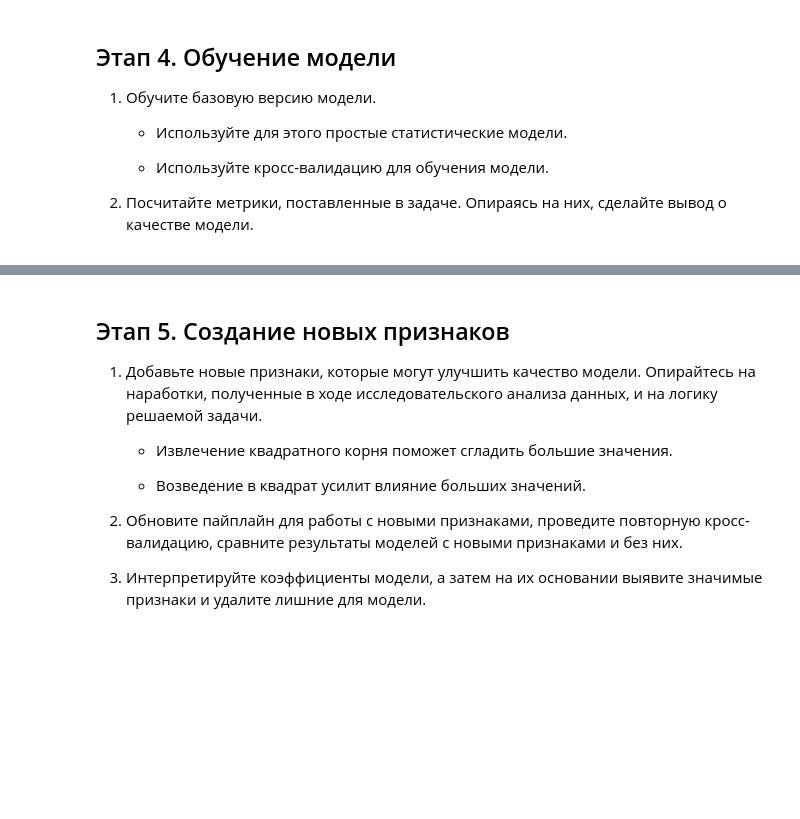
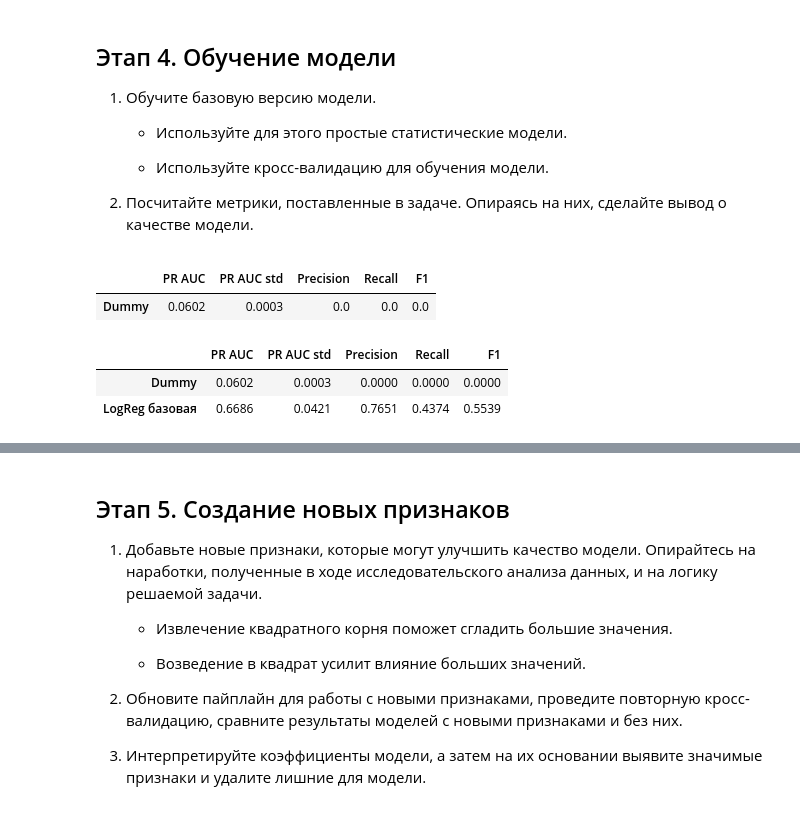
Before and after one commit to dontroublo/delivery-coffee, a Jupyter notebook: coffee_churn.ipynb, the cells around one changed output, grey strips where cells are left out. Drawn from its saved outputs; the diff is of its cells as text; code cells hidden in the pictures; blank space fills up the shorter version.

Commit message:
feat: базовые модели Dummy и логистическая регрессия (этап 4)

```diff
--- a/coffee_churn.ipynb
+++ b/coffee_churn.ipynb
@@ -585,3 +585,61 @@ print('Пропусков в test после предобработки:', np.is
    - Используйте кросс-валидацию для обучения модели.
 
 2. Посчитайте метрики, поставленные в задаче. Опираясь на них, сделайте вывод о качестве модели.
+# %%
+import warnings
+
+# Dummy никого не называет уходящим, поэтому precision у неё не определён — sklearn пишет об этом предупреждение
+warnings.filterwarnings('ignore', message='Precision is ill-defined')
+# ложные предупреждения numpy при умножении матриц на macOS, на результат не влияют
+warnings.filterwarnings('ignore', category=RuntimeWarning)
+
+cv = StratifiedKFold(n_splits=5, shuffle=True, random_state=RANDOM_STATE)
+
+metrics = {
+    'PR AUC': 'average_precision',
+    'Precision': 'precision',
+    'Recall': 'recall',
+    'F1': 'f1',
+}
+results = {}
+
+
+def evaluate(model, name, X=None):
+    """Считает метрики модели на кросс-валидации по обучающей выборке и добавляет их в общую таблицу."""
+    X = X_train if X is None else X
+    row = {}
+    for metric_name, scoring in metrics.items():
+        scores = cross_val_score(model, X, y_train, cv=cv, scoring=scoring)
+        row[metric_name] = scores.mean()
+        if metric_name == 'PR AUC':
+            row['PR AUC std'] = scores.std()
+    results[name] = row
+    return pd.DataFrame(results).T.round(4)
+
+
+def make_model(numeric, categorical, binary, **model_params):
+    """Пайплайн: предобработка + логистическая регрессия."""
+    params = {'random_state': RANDOM_STATE, 'max_iter': 1000}
+    params.update(model_params)
+    return Pipeline([
+        ('preprocessor', make_preprocessor(numeric, categorical, binary)),
+        ('model', LogisticRegression(**params)),
+    ])
+# %%
+dummy_model = Pipeline([
+    ('preprocessor', make_preprocessor(numeric_features, categorical_features, binary_features)),
+    ('model', DummyClassifier(strategy='prior', random_state=RANDOM_STATE)),
+])
+
+evaluate(dummy_model, 'Dummy')
+# %% [output]
+|  | PR AUC | PR AUC std | Precision | Recall | F1 |
+| Dummy | 0.0602 | 0.0003 | 0.0 | 0.0 | 0.0 |
+# %%
+base_model = make_model(numeric_features, categorical_features, binary_features)
+
+evaluate(base_model, 'LogReg базовая')
+# %% [output]
+|  | PR AUC | PR AUC std | Precision | Recall | F1 |
+| Dummy | 0.0602 | 0.0003 | 0.0000 | 0.0000 | 0.0000 |
+| LogReg базовая | 0.6686 | 0.0421 | 0.7651 | 0.4374 | 0.5539 |
```
Also changed, not shown: parts of 1 cell of this notebook.
